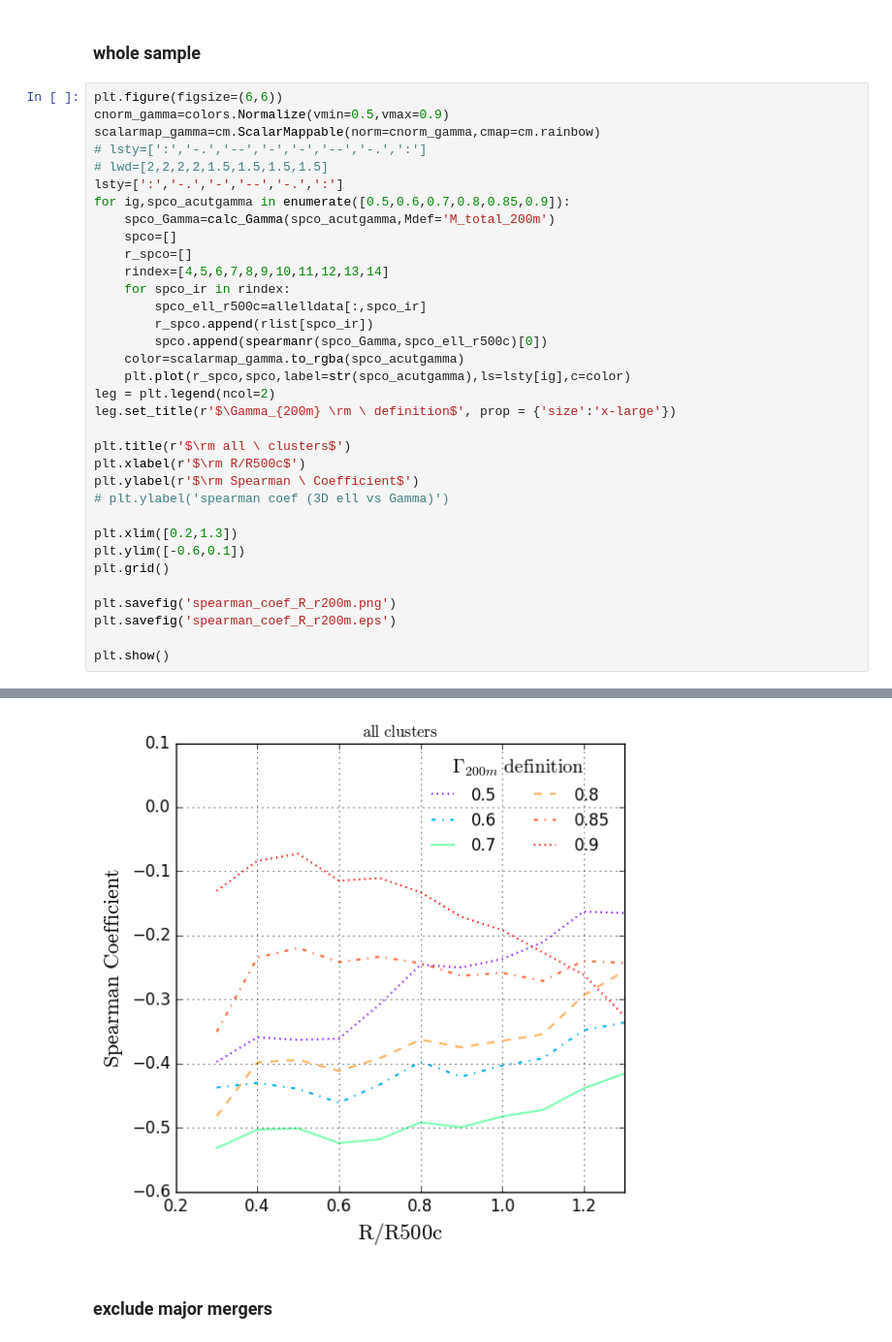
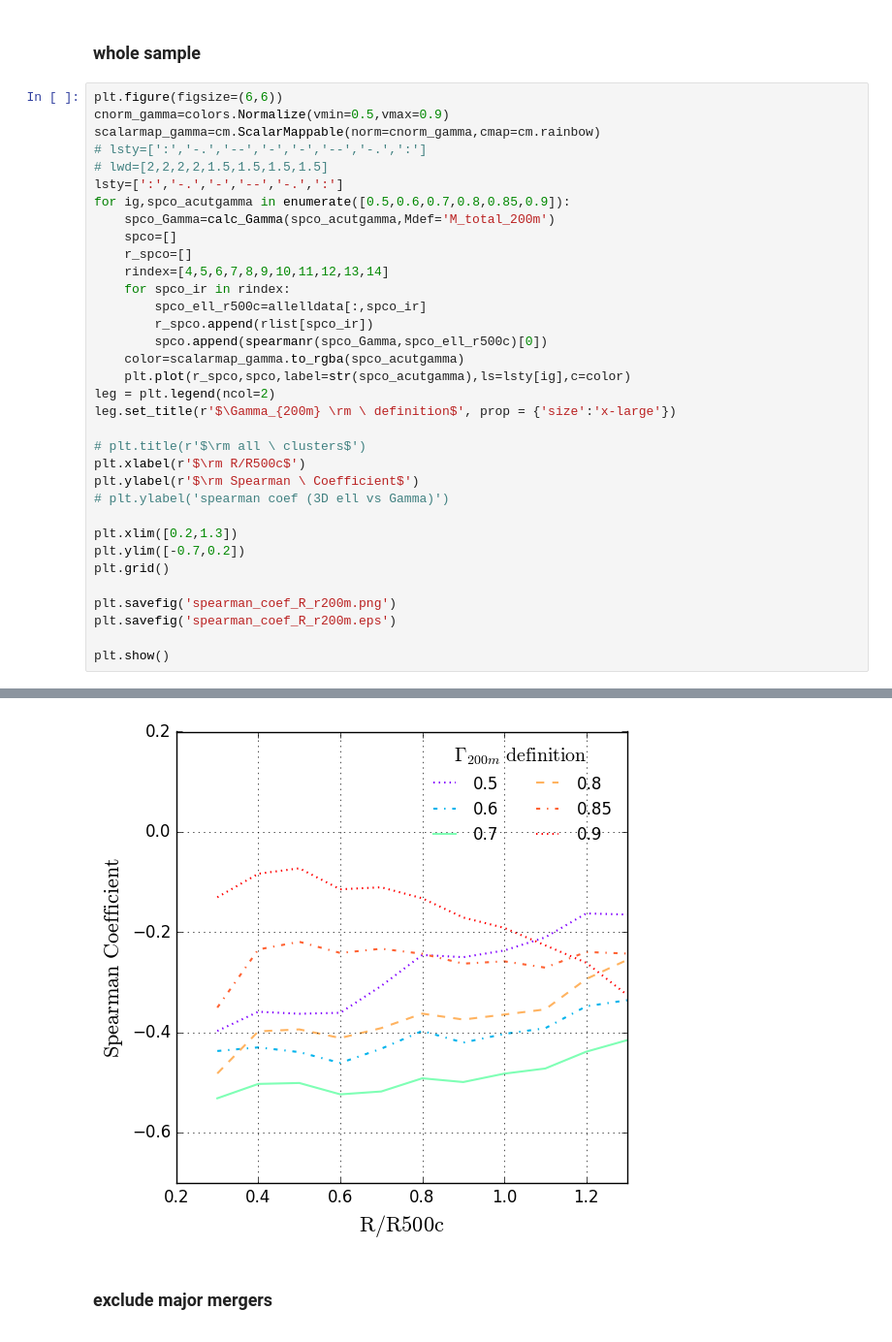
Before and after one commit to zoesuns/Omega500AnalysisTools, a Jupyter notebook: omega500analysistools/example_notebooks/analyze_85CL.ipynb, the cells around one changed output, grey strips where cells are left out. Shown: that part at 97% size. Cells and saved outputs as stored; diff of their text form.

```diff
--- a/omega500analysistools/example_notebooks/analyze_85CL.ipynb
+++ b/omega500analysistools/example_notebooks/analyze_85CL.ipynb
@@ -92,36 +93,36 @@ for ig,spco_acutgamma in enumerate([0.5,0.6,0.7,0.8,0.85,0.9]):
     spco=[]
     r_spco=[]
     rindex=[4,5,6,7,8,9,10,11,12,13,14]
     for spco_ir in rindex:
         spco_ell_r500c=allelldata[:,spco_ir]
         r_spco.append(rlist[spco_ir])
         spco.append(spearmanr(spco_Gamma,spco_ell_r500c)[0])
     color=scalarmap_gamma.to_rgba(spco_acutgamma)
     plt.plot(r_spco,spco,label=str(spco_acutgamma),ls=lsty[ig],c=color)
 leg = plt.legend(ncol=2)
 leg.set_title(r'$\Gamma_{200m} \rm \ definition$', prop = {'size':'x-large'})
 
-plt.title(r'$\rm all \ clusters$')
+# plt.title(r'$\rm all \ clusters$')
 plt.xlabel(r'$\rm R/R500c$')
 plt.ylabel(r'$\rm Spearman \ Coefficient$')
 # plt.ylabel('spearman coef (3D ell vs Gamma)')
 
 plt.xlim([0.2,1.3])
-plt.ylim([-0.6,0.1])
+plt.ylim([-0.7,0.2])
 plt.grid()
 
 plt.savefig('spearman_coef_R_r200m.png')
 plt.savefig('spearman_coef_R_r200m.eps')
 
 plt.show()
 # %% [output]
 default definition is M_total_200m
 default definition is M_total_200m
 default definition is M_total_200m
 default definition is M_total_200m
 default definition is M_total_200m
 default definition is M_total_200m
-[figure, old version]
+[figure, new version]
 # %% [markdown]
 ### exclude major mergers
 # %%
```
Also changed, not shown: parts of 29 cells of this notebook, 16 other files.
